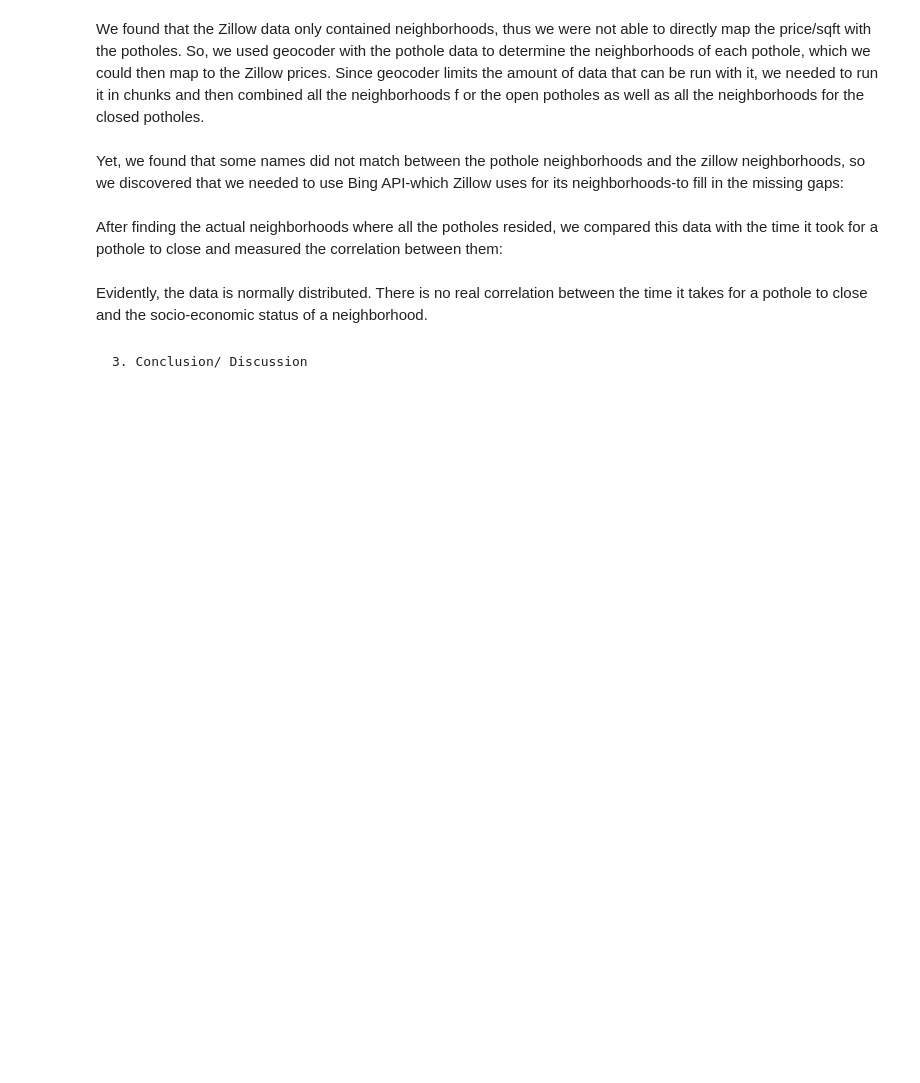
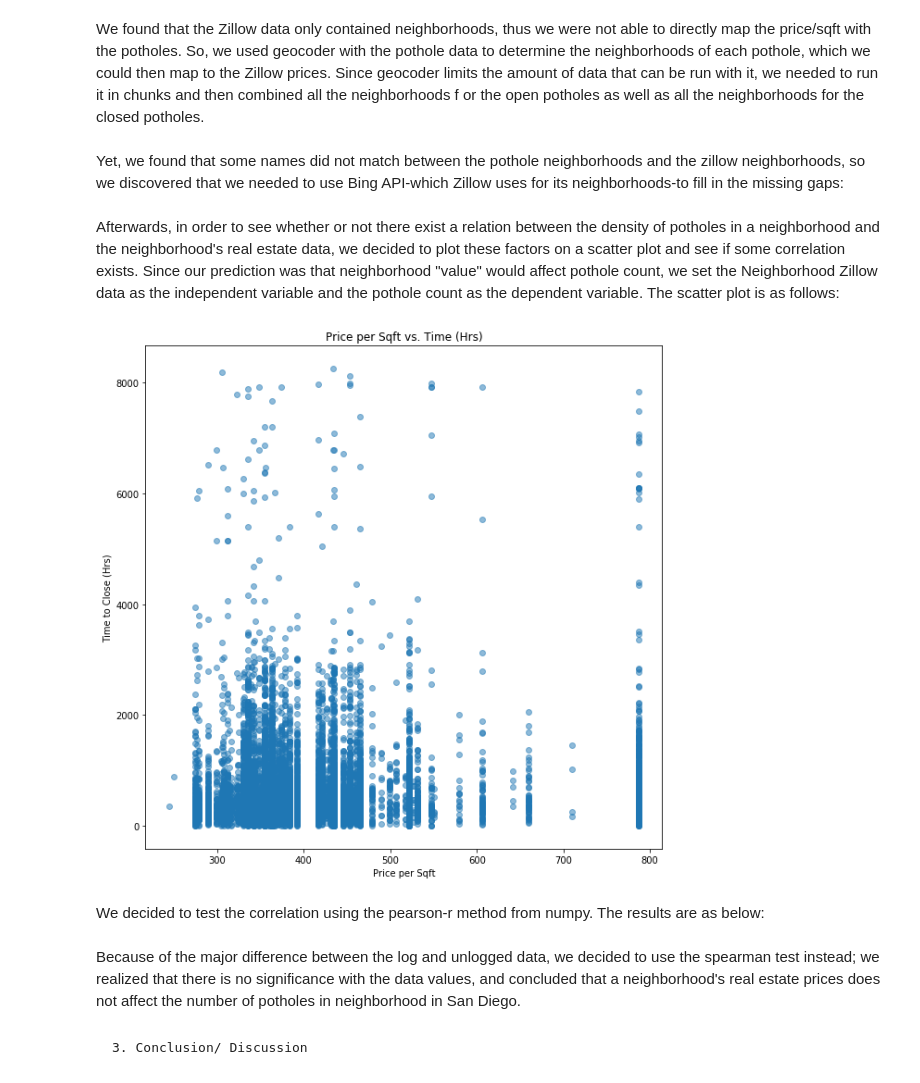
Before and after one commit to mac011/Pr_087, a Jupyter notebook: Pr_087_HackathonSubmission.ipynb, the cells around one changed output. Cells and saved outputs as stored; diff of their text form; code cells hidden in the pictures; blank space fills up the shorter version.

```diff
--- a/Pr_087_HackathonSubmission.ipynb
+++ b/Pr_087_HackathonSubmission.ipynb
@@ -176,5 +191,3 @@ Yet, we found that some names did not match between the pothole neighborhoods an
 # insert code combining bing and API?????????
 # %%
 #include data frame of cleaned version?
-# %% [markdown]
-After finding the actual neighborhoods where all the potholes resided, we compared this data with the time it took for a pothole to close and measured the correlation between them:
@@ -184,2 +194,8 @@ After finding the actual neighborhoods where all the potholes resided, we compar
-# %% [markdown]
-Evidently, the data is normally distributed. There is no real correlation between the time it takes for a pothole to close and the socio-economic status of a neighborhood.
+# %% [markdown]
+Afterwards, in order to see whether or not there exist a relation between the density of potholes in a neighborhood and the neighborhood's real estate data, we decided to plot these factors on a scatter plot and see if some correlation exists. Since our prediction was that neighborhood "value" would affect pothole count, we set the Neighborhood Zillow data as the independent variable and the pothole count as the dependent variable. The scatter plot is as follows:
+# %%
+Image("plots/18944729_10211508935911672_426264008_n.png")
+# %% [output]
+[figure, added]
+# %% [markdown]
+We decided to test the correlation using the pearson-r method from numpy. The results are as below:
@@ -186,3 +212,5 @@ Evidently, the data is normally distributed. There is no real correlation betwee
+# %% [markdown]
+Because of the major difference between the log and unlogged data, we decided to use the spearman test instead; we realized that there is no significance with the data values, and concluded that a neighborhood's real estate prices does not affect the number of potholes in neighborhood in San Diego.
 # %% [markdown]
     3. Conclusion/ Discussion
 # %% [markdown]
```
Also changed, not shown: parts of 11 cells of this notebook, 1 other file.
